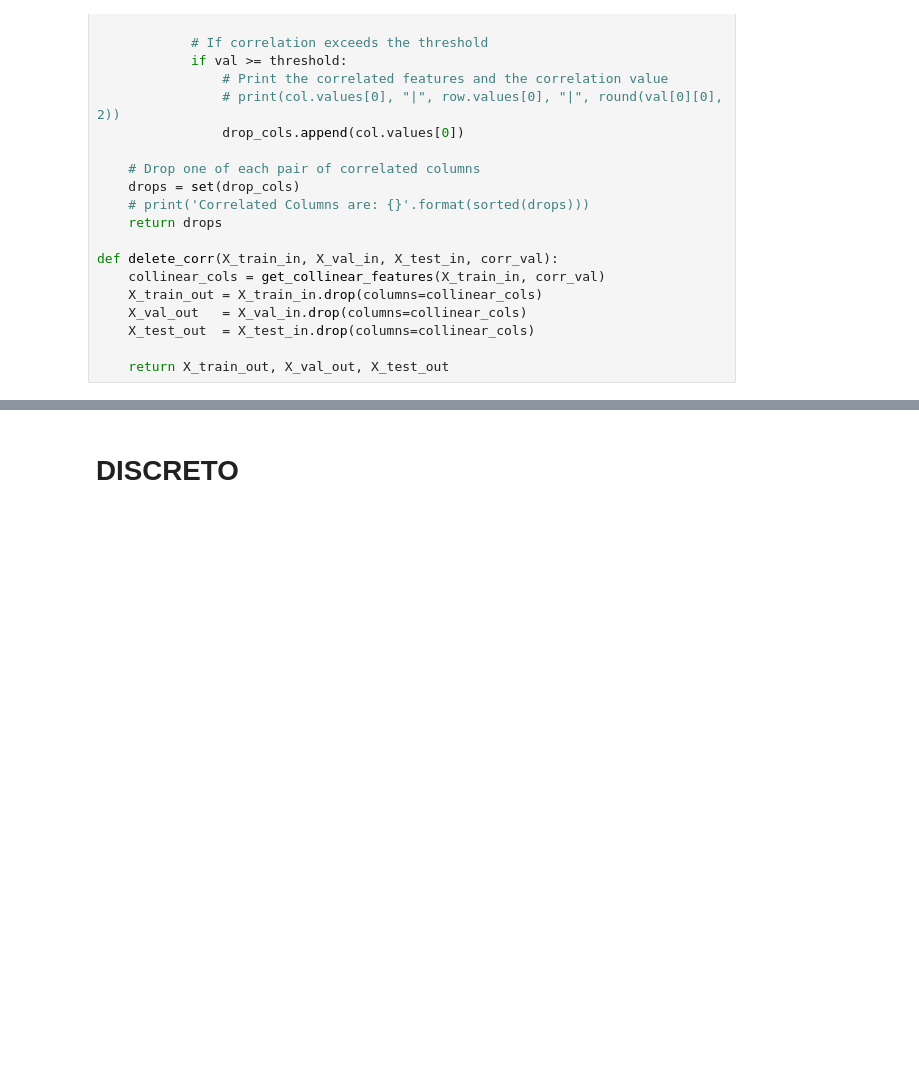
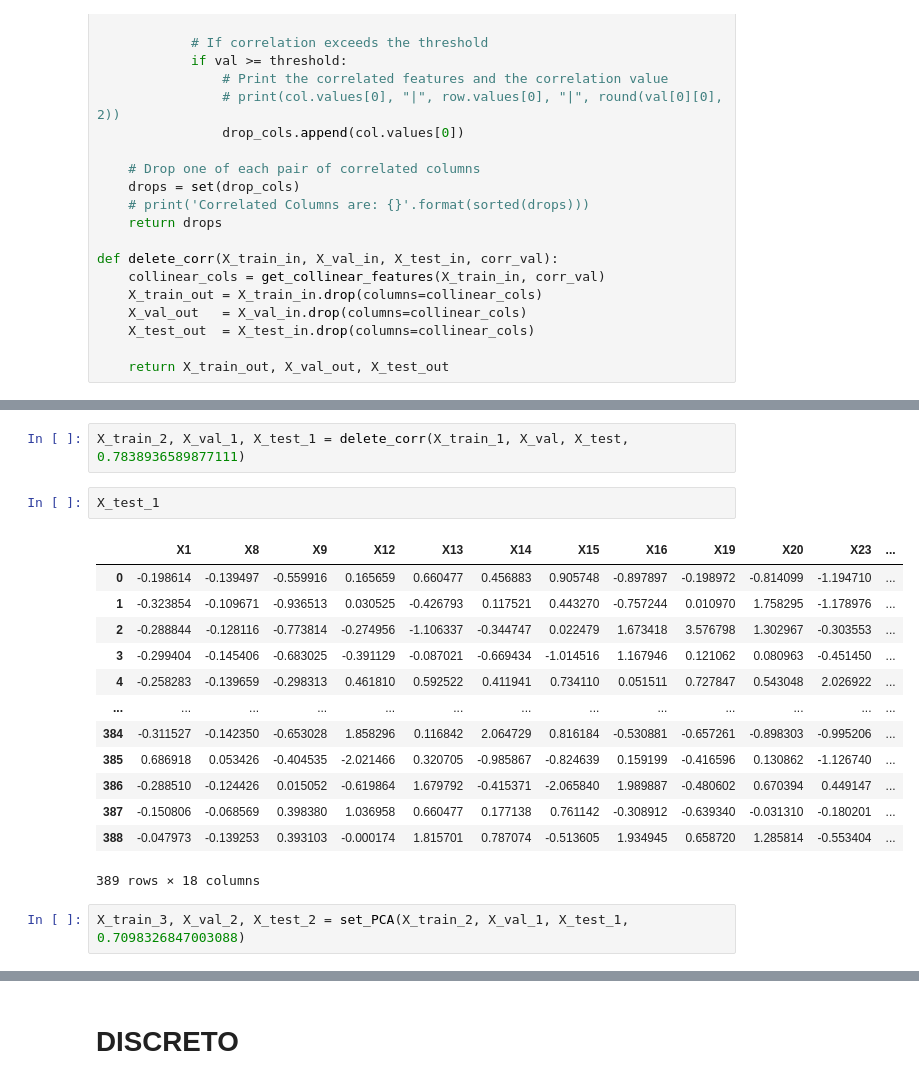
Before and after one commit to DomingoLopez/ClubFansIris, a Jupyter notebook: naive_bayes/naive_bayes.ipynb, the cells around one changed output, grey strips where cells are left out. Drawn from its saved outputs; the diff is of its cells as text; blank space fills up the shorter version.

```diff
--- a/naive_bayes/naive_bayes.ipynb
+++ b/naive_bayes/naive_bayes.ipynb
@@ -220,0 +262,20 @@ def delete_corr(X_train_in, X_val_in, X_test_in, corr_val):
+# %%
+X_train_2, X_val_1, X_test_1 = delete_corr(X_train_1, X_val, X_test, 0.7838936589877111)
+# %%
+X_test_1
+# %% [output]
+|  | X1 | X8 | X9 | X12 | X13 | X14 | X15 | X16 | X19 | X20 | X23 | ... |
+| 0 | -0.198614 | -0.139497 | -0.559916 | 0.165659 | 0.660477 | 0.456883 | 0.905748 | -0.897897 | -0.198972 | -0.814099 | -1.194710 | ... |
+| 1 | -0.323854 | -0.109671 | -0.936513 | 0.030525 | -0.426793 | 0.117521 | 0.443270 | -0.757244 | 0.010970 | 1.758295 | -1.178976 | ... |
+| 2 | -0.288844 | -0.128116 | -0.773814 | -0.274956 | -1.106337 | -0.344747 | 0.022479 | 1.673418 | 3.576798 | 1.302967 | -0.303553 | ... |
+| 3 | -0.299404 | -0.145406 | -0.683025 | -0.391129 | -0.087021 | -0.669434 | -1.014516 | 1.167946 | 0.121062 | 0.080963 | -0.451450 | ... |
+| 4 | -0.258283 | -0.139659 | -0.298313 | 0.461810 | 0.592522 | 0.411941 | 0.734110 | 0.051511 | 0.727847 | 0.543048 | 2.026922 | ... |
+| ... | ... | ... | ... | ... | ... | ... | ... | ... | ... | ... | ... | ... |
+| 384 | -0.311527 | -0.142350 | -0.653028 | 1.858296 | 0.116842 | 2.064729 | 0.816184 | -0.530881 | -0.657261 | -0.898303 | -0.995206 | ... |
+| 385 | 0.686918 | 0.053426 | -0.404535 | -2.021466 | 0.320705 | -0.985867 | -0.824639 | 0.159199 | -0.416596 | 0.130862 | -1.126740 | ... |
+| 386 | -0.288510 | -0.124426 | 0.015052 | -0.619864 | 1.679792 | -0.415371 | -2.065840 | 1.989887 | -0.480602 | 0.670394 | 0.449147 | ... |
+| 387 | -0.150806 | -0.068569 | 0.398380 | 1.036958 | 0.660477 | 0.177138 | 0.761142 | -0.308912 | -0.639340 | -0.031310 | -0.180201 | ... |
+| 388 | -0.047973 | -0.139253 | 0.393103 | -0.000174 | 1.815701 | 0.787074 | -0.513605 | 1.934945 | 0.658720 | 1.285814 | -0.553404 | ... |
+389 rows × 18 columns
+# %%
+X_train_3, X_val_2, X_test_2 = set_PCA(X_train_2, X_val_1, X_test_1, 0.7098326847003088)
```
Also changed, not shown: parts of 36 cells of this notebook.
